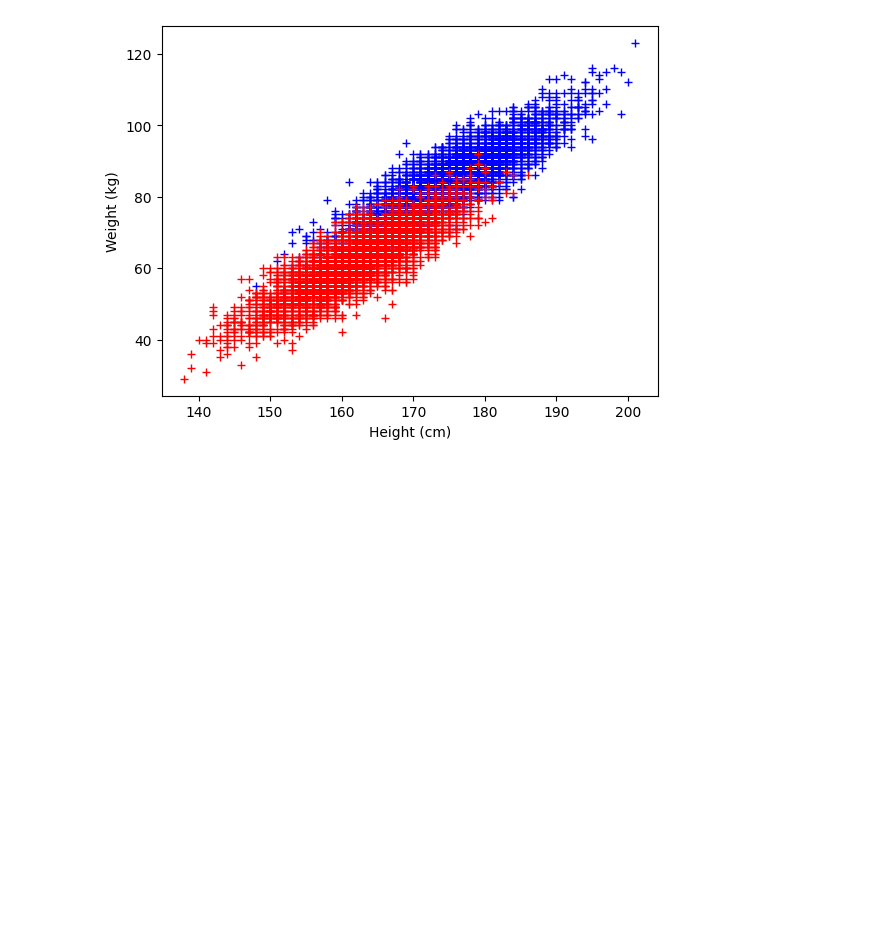
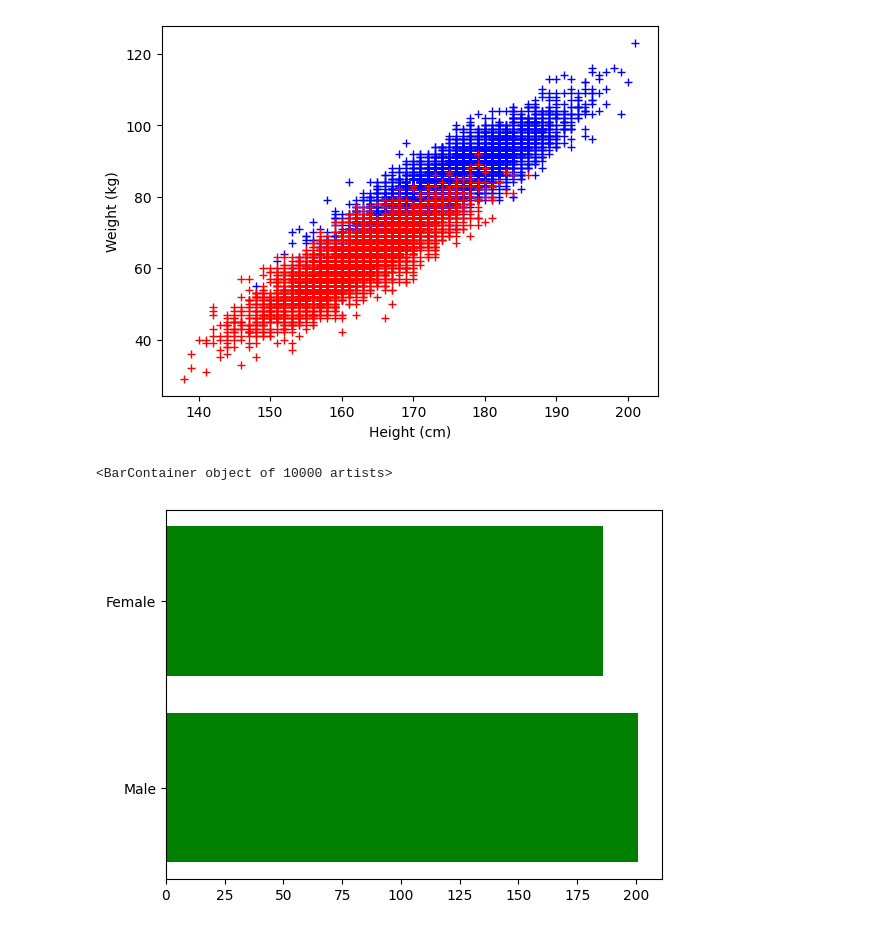
Before and after one commit to shruthits1/learning-python, a Jupyter notebook: my_notes/Pandas.ipynb, the cells around one changed output. Saved outputs shown, nothing was run; the diff lists cells and outputs as text; code cells hidden in the pictures; blank space fills up the shorter version.

```diff
--- a/my_notes/Pandas.ipynb
+++ b/my_notes/Pandas.ipynb
@@ -132,3 +133,12 @@ plt.ylabel("Weight (kg)")
 plt.show()
 # %% [output]
 [figure]
+# %%
+plt.rcdefaults()
+
+fig, ax = plt.subplots()
+ax.barh(data.Gender,data.Height, align='center',
+        color='green', ecolor='black')
+# %% [output]
+<BarContainer object of 10000 artists>
+[figure, added]
```
Also changed, not shown: parts of 4 cells of this notebook, 7 other files.
